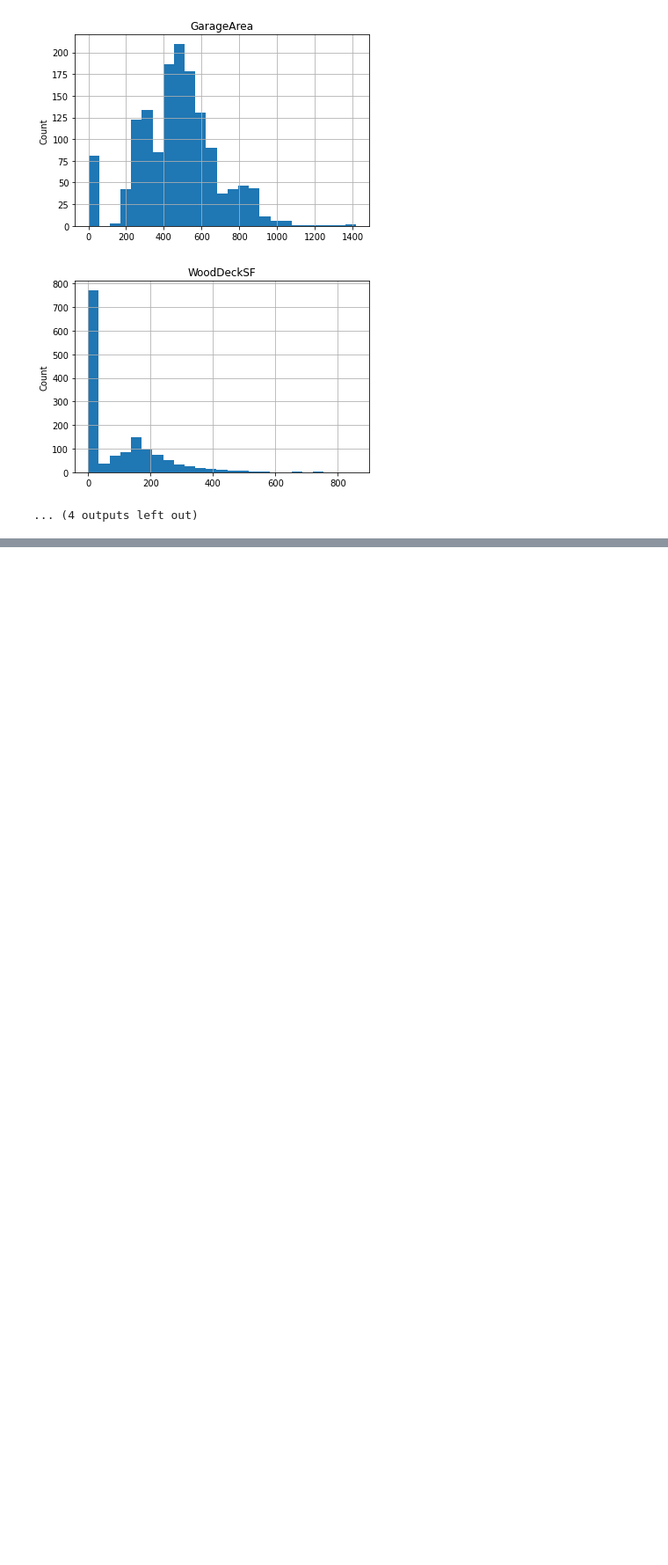
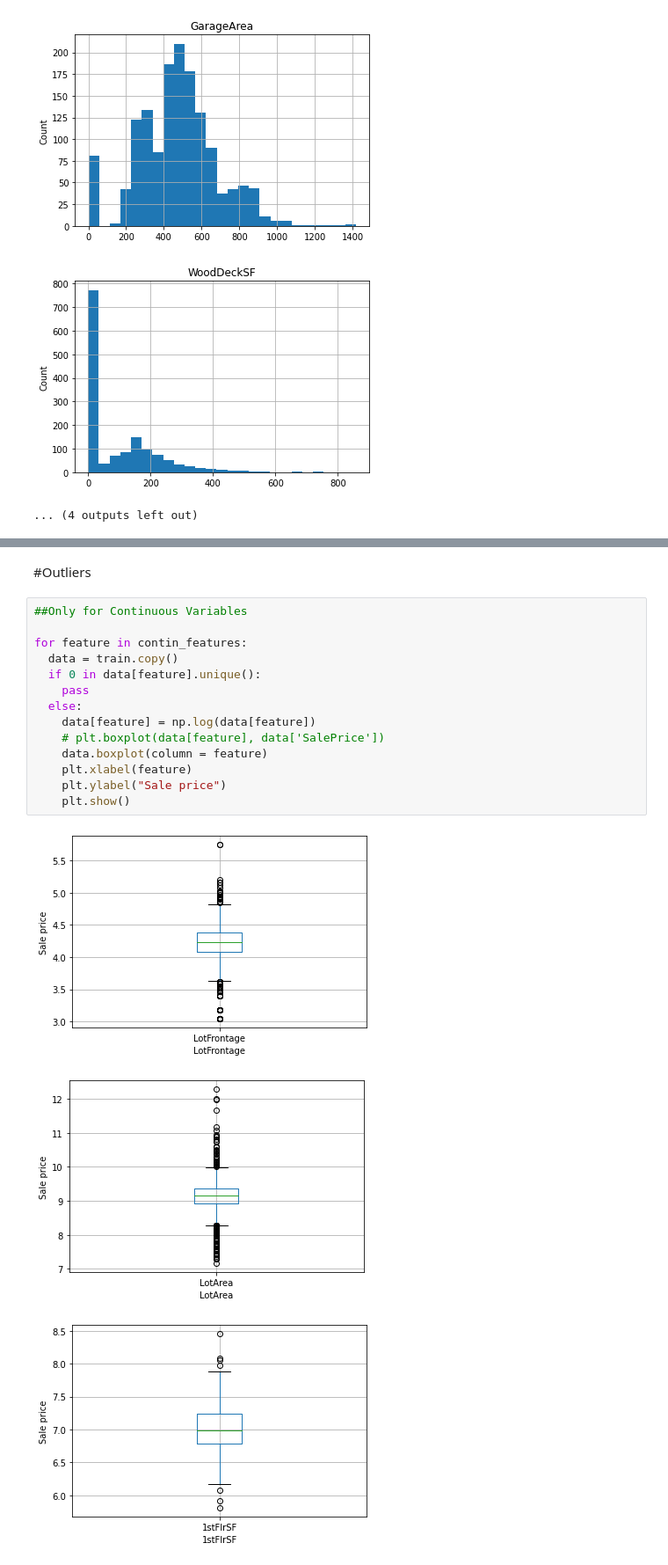
Before and after one commit to S1mple0099/EDA, a Jupyter notebook: House Price/House_Price_EDA.ipynb, the cells around one changed output, grey strips where cells are left out. Shown at 88% size. Cells and saved outputs as stored; diff of their text form; blank space fills up the shorter version.

```diff
--- a/House Price/House_Price_EDA.ipynb
+++ b/House Price/House_Price_EDA.ipynb
@@ -262,0 +341,20 @@ for feature in contin_features:
+# %% [markdown]
+#Outliers
+# %%
+##Only for Continuous Variables
+
+for feature in contin_features:
+  data = train.copy()
+  if 0 in data[feature].unique():
+    pass
+  else:
+    data[feature] = np.log(data[feature])
+    # plt.boxplot(data[feature], data['SalePrice'])
+    data.boxplot(column = feature)
+    plt.xlabel(feature)
+    plt.ylabel("Sale price")
+    plt.show()
+# %% [output]
+[figure, added]
+[figure, added]
+[figure, added]
```
Also changed, not shown: parts of 10 cells of this notebook, 1 other file.
